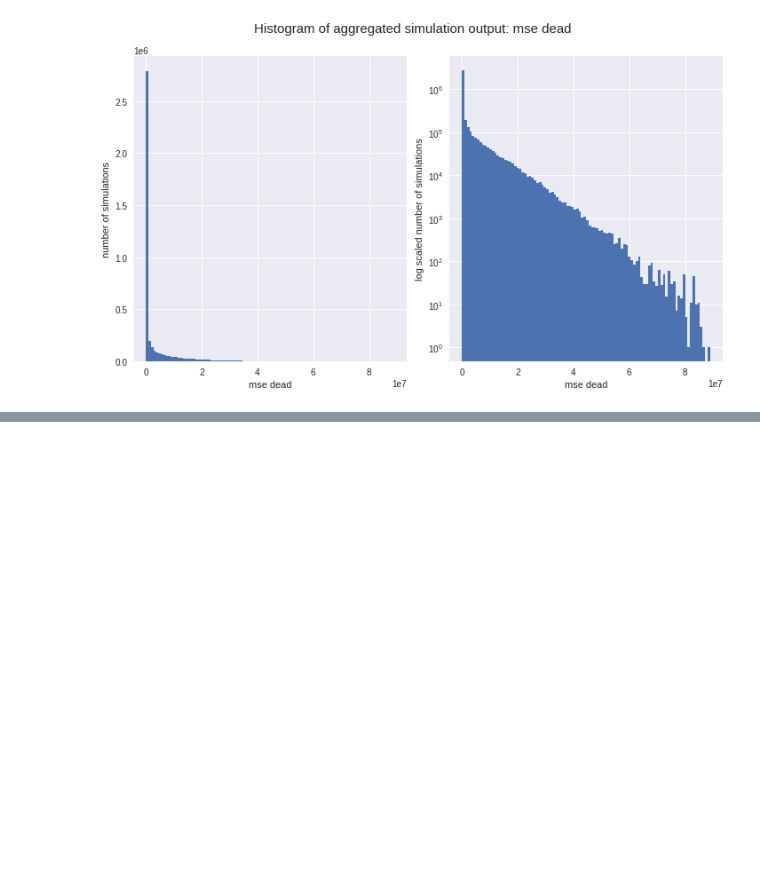
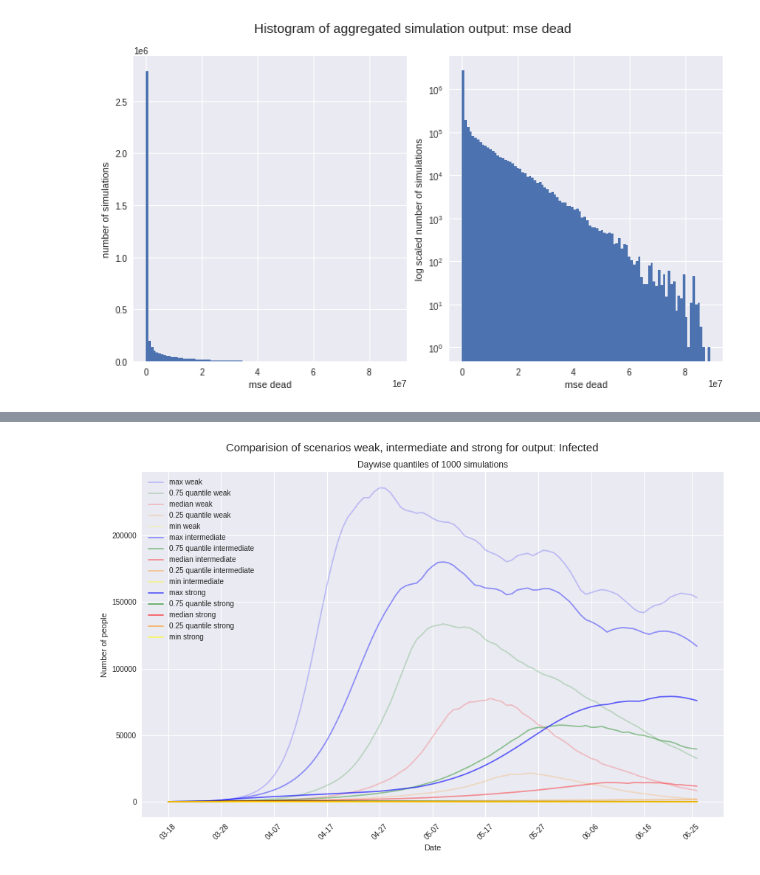
Before and after one commit to lelange/sensitivity_analysis, a Jupyter notebook: pycode/sensitivity_analysis/Uncertainty_Quantification.ipynb, the cells around one changed output, grey strips where cells are left out. Saved outputs shown, nothing was run; the diff lists cells and outputs as text; code cells hidden in the pictures; blank space fills up the shorter version.

Commit message:
change plots

```diff
--- a/pycode/sensitivity_analysis/Uncertainty_Quantification.ipynb
+++ b/pycode/sensitivity_analysis/Uncertainty_Quantification.ipynb
@@ -554,19 +469,0 @@ def show_one_scenario_distribution(output_all, ids_to_plot, output_compartment,
-# %%
-NPI_scenario_list = ['weak', 'intermediate', 'strong']
-scenario_outputs = {}
-for NPI_scenario in NPI_scenario_list:
-    print(NPI_scenario)
-    path_simulation_result = f'Studies/Sobol_NPIscenario_{NPI_scenario}_MC_1000_InfectedDead.pkl'
-    with open(path_simulation_result, 'rb') as f:
-        size_scenario = pickle.load(f)
-        input_factor_names = pickle.load(f)
-        distributions = pickle.load(f)
-        static_params = pickle.load(f)
-        _ = pickle.load(f)
-        sim_out = pickle.load(f)
-    print(sim_out[:20, 90, 0])
-    for factor in ['NPI_strength_home', 'NPI_strength_home', 'NPI_strength_home']:
-        print(factor)
-        print([distributions[input_factor_names.index(factor)].getA(), distributions[input_factor_names.index(factor)].getB()])
-    print(static_params['NPI_start_day_home'])
-    scenario_outputs[NPI_scenario]=sim_out
@@ -669,0 +608,20 @@ show_one_scenario_distribution(output_all = outputArray + dataset[0, 1],
+# %%
+output_no = 0
+NPI_scenario_list = ['weak', 'intermediate', 'strong']
+scenario_outputs = {}
+for NPI_scenario in NPI_scenario_list:
+    print(NPI_scenario)
+    path_simulation_result = f'Studies/Sobol_NPIscenario_{NPI_scenario}_MC_1000_InfectedDead.pkl'
+    with open(path_simulation_result, 'rb') as f:
+        size_scenario = pickle.load(f)
+        input_factor_names = pickle.load(f)
+        distributions = pickle.load(f)
+        static_params = pickle.load(f)
+        _ = pickle.load(f)
+        sim_out = pickle.load(f)
+    print(sim_out[:20, 90, 0])
+    for factor in ['NPI_strength_home', 'NPI_strength_home', 'NPI_strength_home']:
+        print(factor)
+        print([distributions[input_factor_names.index(factor)].getA(), distributions[input_factor_names.index(factor)].getB()])
+    print(static_params['NPI_start_day_home'])
+    scenario_outputs[NPI_scenario]=sim_out[:, :, output_no]
@@ -669,0 +646,4 @@ show_one_scenario_distribution(output_all = outputArray + dataset[0, 1],
+# %%
+compare_scenarios(scenario_outputs, NPI_scenario_list, 'Infected')
+# %% [output]
+[figure, added]
```
Also changed, not shown: parts of 33 cells of this notebook.
